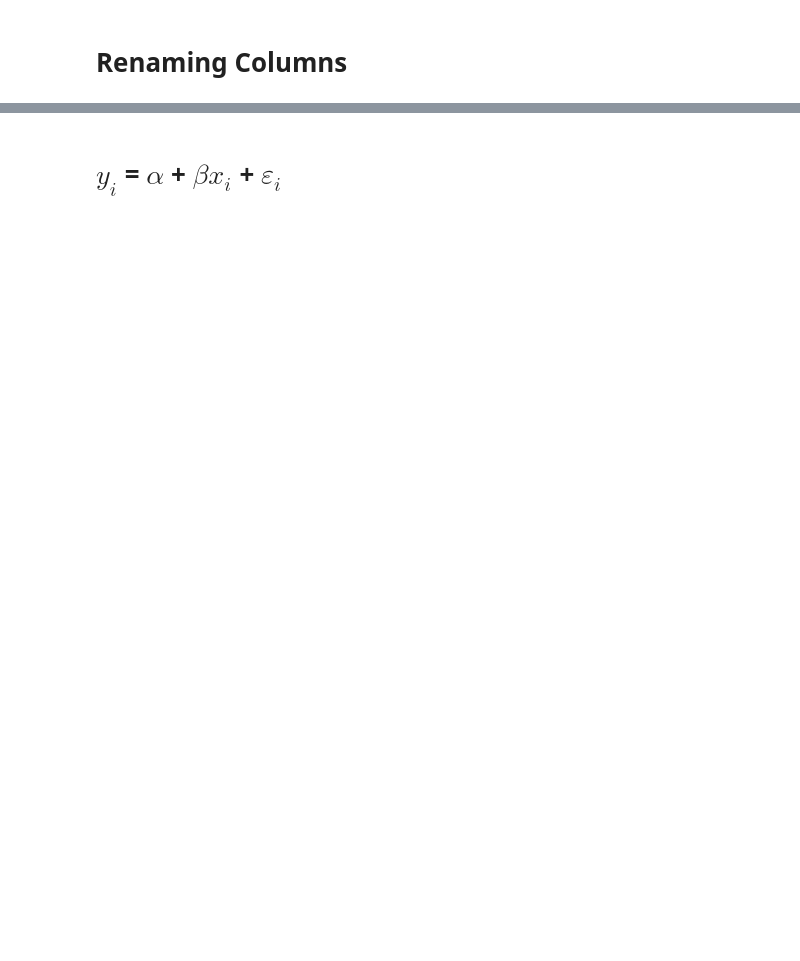
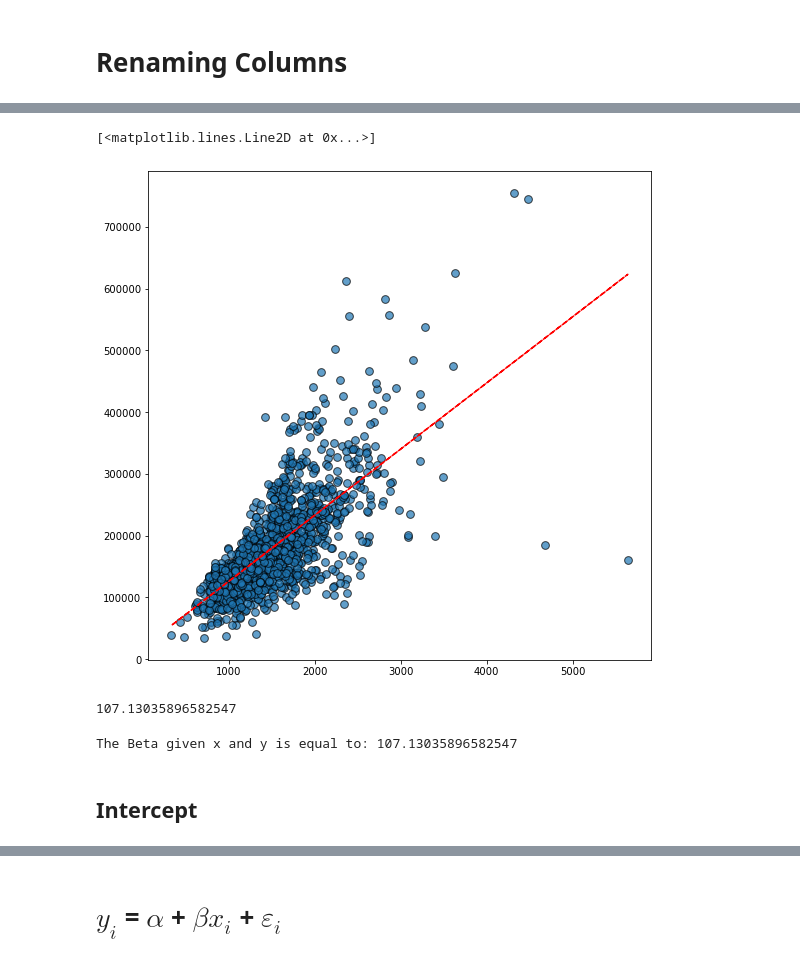
Before and after one commit to ViniciusHolanda001/House_Prices, a Jupyter notebook: notebook/eda_house_prices.ipynb, the cells around one changed output, grey strips where cells are left out. Drawn from its saved outputs; the diff is of its cells as text; code cells hidden in the pictures; blank space fills up the shorter version.

```diff
--- a/notebook/eda_house_prices.ipynb
+++ b/notebook/eda_house_prices.ipynb
@@ -257,0 +139,3 @@ mu = 180921.20 ::: sigma = 79415.29
+# %%
+x = df_sale_grlivarea_notnull.X.to_list()
+y = df_sale_grlivarea_notnull.Y.to_list()
@@ -257,0 +160,48 @@ mu = 180921.20 ::: sigma = 79415.29
+# %%
+y_pred = [A_i + beta * xi for xi in x]
+# %%
+# Initialize layout
+fig, ax = plt.subplots(figsize = (9, 9))
+
+# Add scatterplot
+ax.scatter(x, y, s=60, alpha=0.7, edgecolors="k")
+
+ax.plot(x, y_pred, 'k--', color='red')
+# %% [output]
+[<matplotlib.lines.Line2D at 0x...>]
+[figure, added]
+# %%
+mean_xy = np.mean(np.array(x) * np.array(y))
+mean_x = np.mean(np.array(x))
+mean_y = np.mean(np.array(y))
+mean_x2 = np.mean(np.array(x) ** 2)
+mean2_x = np.mean(np.array(x)) ** 2
+m = (mean_xy - mean_x * mean_y) / (mean_x2 - mean2_x)
+m
+# %% [output]
+107.13035896582547
+# %%
+def beta_value(x: list, y: list) -> float:
+    """Function to calculate the beta value from two variables"""
+
+    assert len(x) == len(y), "Expected the same length for x and y."
+
+    array_x = np.array(x)
+    array_y = np.array(y)
+
+    mean_xy = np.mean(array_x * array_y)
+    meanx_meany = array_x.mean() * array_y.mean()
+    mean_x2 = np.mean(array_x ** 2)
+    mean2_x = np.mean(array_x) ** 2
+
+    beta = (mean_xy - meanx_meany) / (mean_x2 - mean2_x)
+
+    return beta
+
+
+beta = beta_value(x, y)
+print(f'The Beta given x and y is equal to: {beta}')
+# %% [output]
+The Beta given x and y is equal to: 107.13035896582547
+# %% [markdown]
+## Intercept
```
Also changed, not shown: parts of 75 cells of this notebook.
